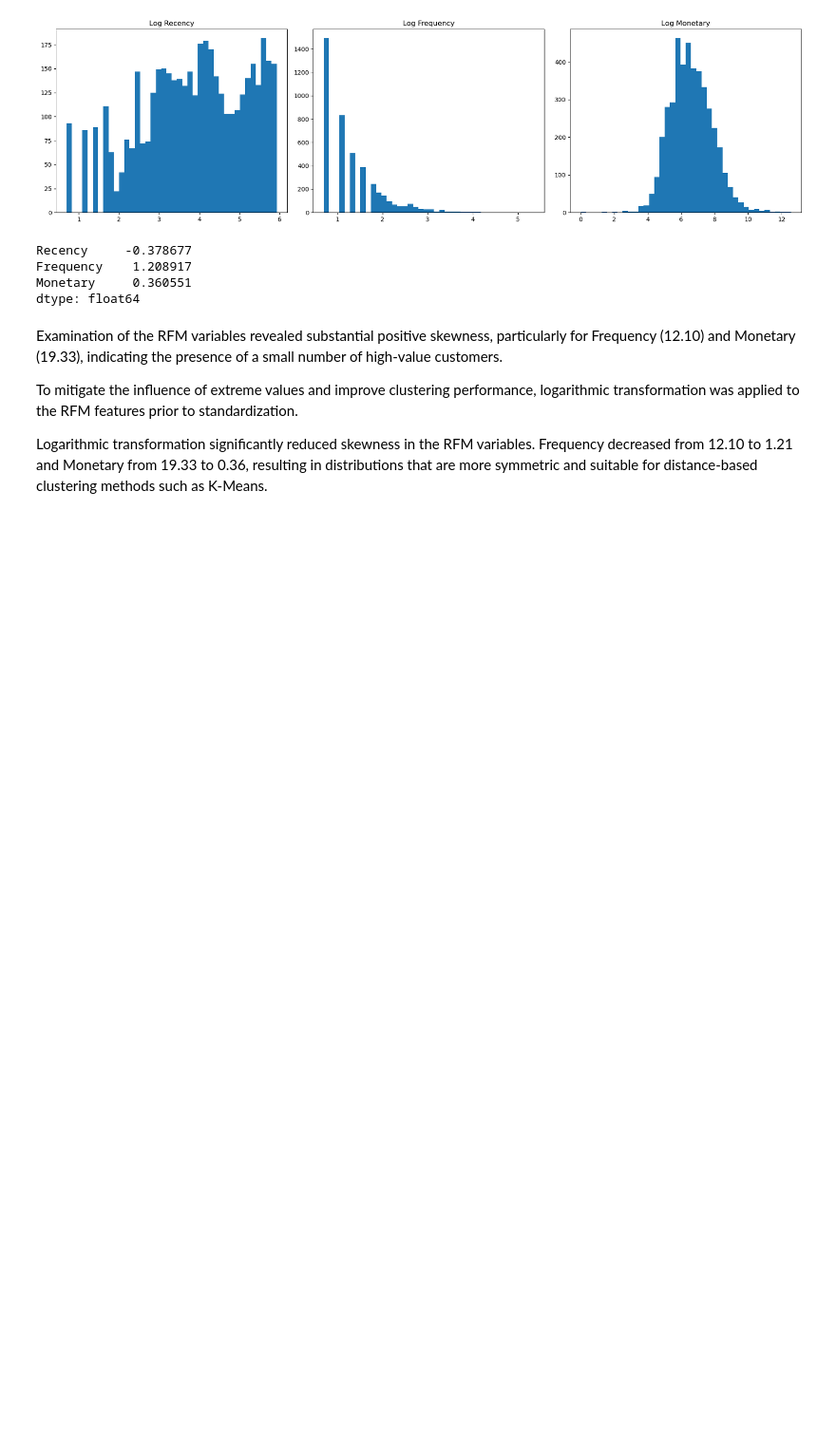
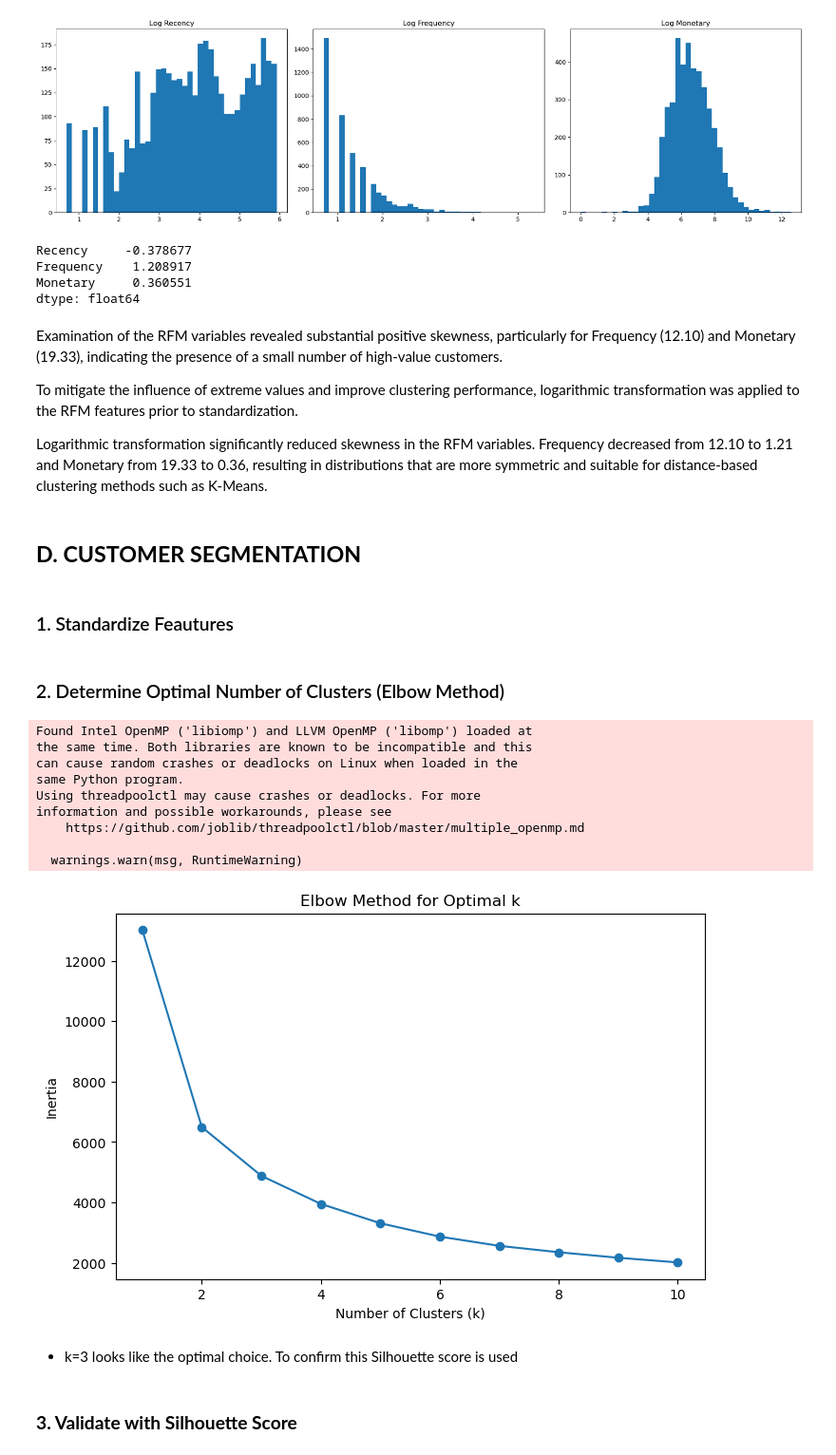
Before and after one commit to Pamela-Chebii/Consumer-Behavior-Analytics-Using-Transaction-Data, a Jupyter notebook: index.ipynb, the cells around one changed output. Shown at 95% size. Drawn from its saved outputs; the diff is of its cells as text; code cells hidden in the pictures; blank space fills up the shorter version.

Commit message:
k means clustering

```diff
--- a/index.ipynb
+++ b/index.ipynb
@@ -408,3 +408,49 @@ Examination of the RFM variables revealed substantial positive skewness, particu
 To mitigate the influence of extreme values and improve clustering performance, logarithmic transformation was applied to the RFM features prior to standardization.
 
 Logarithmic transformation significantly reduced skewness in the RFM variables. Frequency decreased from 12.10 to 1.21 and Monetary from 19.33 to 0.36, resulting in distributions that are more symmetric and suitable for distance-based clustering methods such as K-Means.
+# %% [markdown]
+## **D. CUSTOMER SEGMENTATION**
+# %% [markdown]
+### 1. Standardize Feautures
+# %%
+from sklearn.preprocessing import StandardScaler
+
+scaler = StandardScaler()
+rfm_scaled = scaler.fit_transform(
+    rfm_log[['Recency', 'Frequency', 'Monetary']]
+)
+# %% [markdown]
+### 2. Determine Optimal Number of Clusters (Elbow Method)
+# %%
+from sklearn.cluster import KMeans
+
+inertia = []
+
+K_range = range(1, 11)
+
+for k in K_range:
+    kmeans = KMeans(n_clusters=k, random_state=42, n_init=10)
+    kmeans.fit(rfm_scaled)
+    inertia.append(kmeans.inertia_)
+
+plt.figure(figsize=(8,5))
+plt.plot(K_range, inertia, marker='o')
+plt.xlabel('Number of Clusters (k)')
+plt.ylabel('Inertia')
+plt.title('Elbow Method for Optimal k')
+plt.show()
+# %% [output]
+Found Intel OpenMP ('libiomp') and LLVM OpenMP ('libomp') loaded at
+the same time. Both libraries are known to be incompatible and this
+can cause random crashes or deadlocks on Linux when loaded in the
+same Python program.
+Using threadpoolctl may cause crashes or deadlocks. For more
+information and possible workarounds, please see
+    https://github.com/joblib/threadpoolctl/blob/master/multiple_openmp.md
+
+  warnings.warn(msg, RuntimeWarning)
+[figure, added]
+# %% [markdown]
+- k=3 looks like the optimal choice. To confirm this Silhouette score is used
+# %% [markdown]
+### **3. Validate with Silhouette Score**
```
Also changed, not shown: parts of 5 cells of this notebook.
